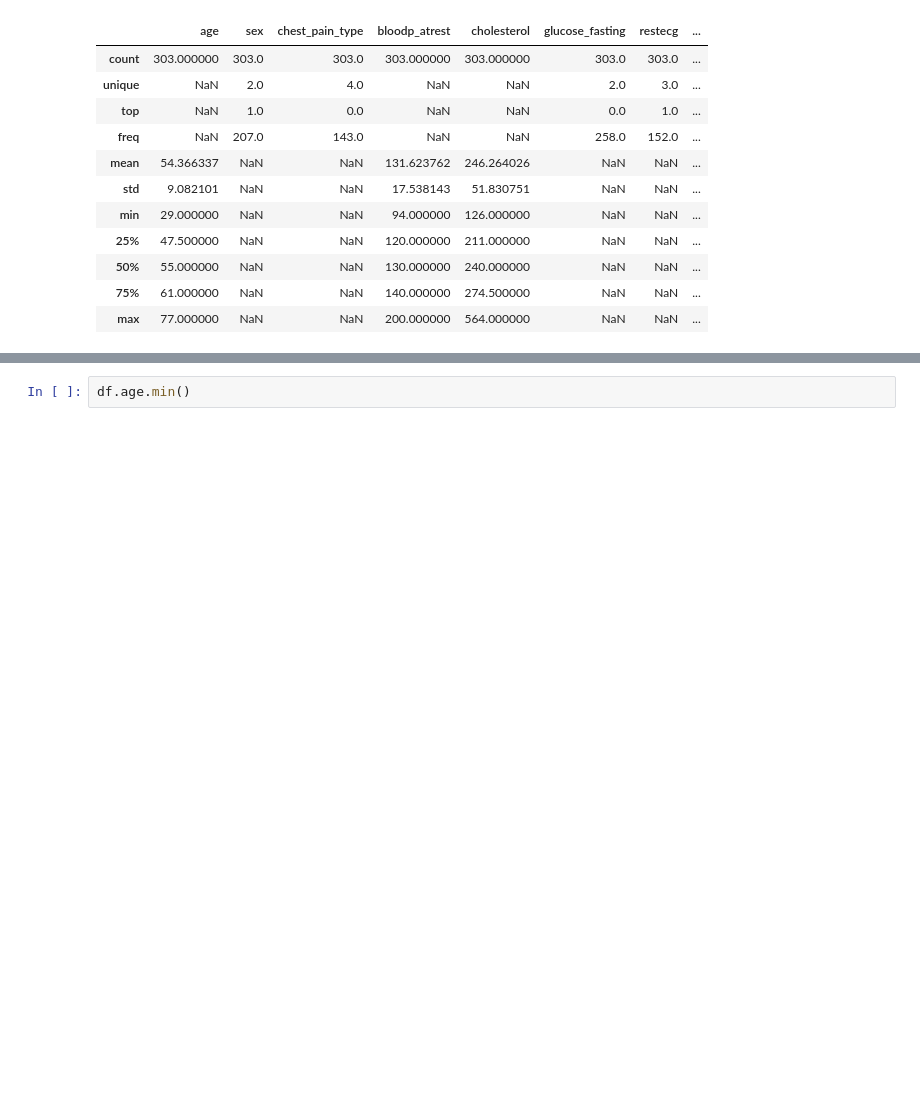
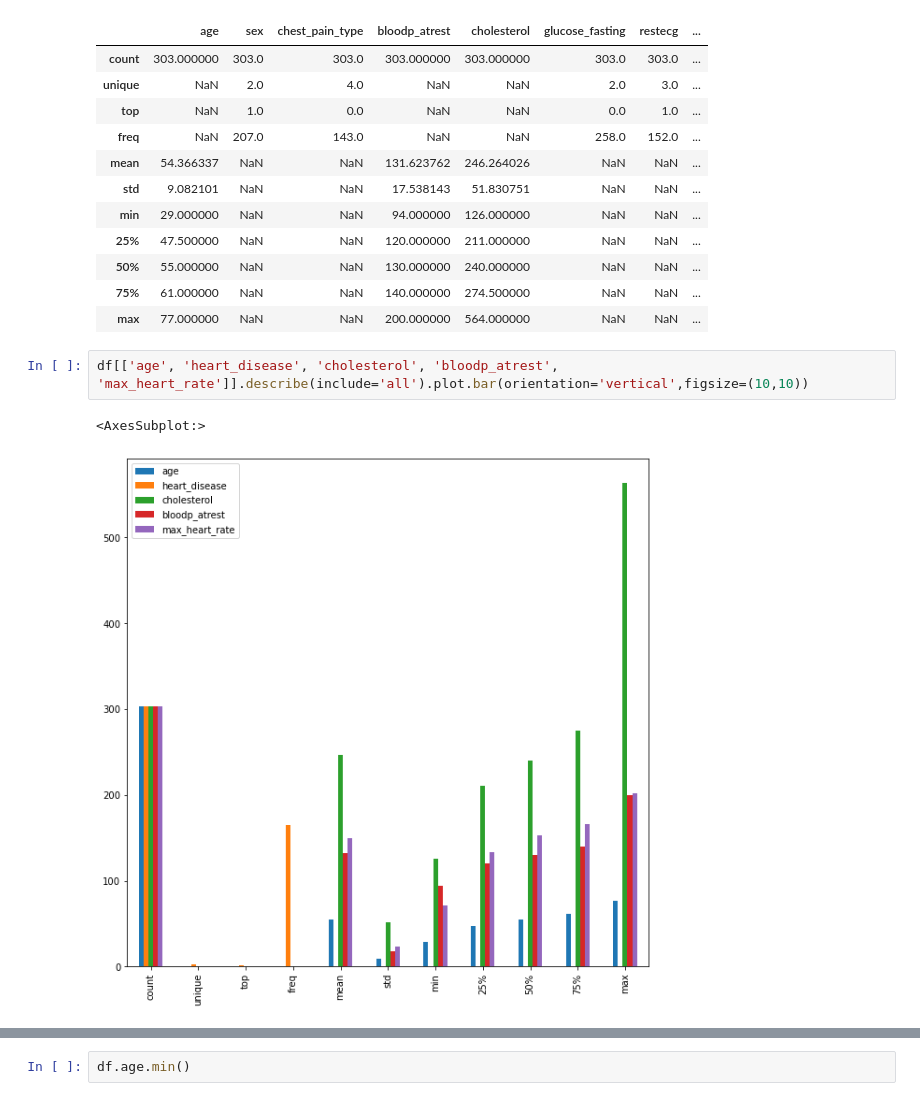
Before and after one commit to yassinzeraoulia97/esercizi, a Jupyter notebook: esercizi.ipynb, the cells around one changed output, grey strips where cells are left out. Drawn from its saved outputs; the diff is of its cells as text; blank space fills up the shorter version.

```diff
--- a/esercizi.ipynb
+++ b/esercizi.ipynb
@@ -111,5 +111,10 @@ df.describe(include='all')
 | 50% | 55.000000 | NaN | NaN | 130.000000 | 240.000000 | NaN | NaN | ... |
 | 75% | 61.000000 | NaN | NaN | 140.000000 | 274.500000 | NaN | NaN | ... |
 | max | 77.000000 | NaN | NaN | 200.000000 | 564.000000 | NaN | NaN | ... |
+# %%
+df[['age', 'heart_disease', 'cholesterol', 'bloodp_atrest', 'max_heart_rate']].describe(include='all').plot.bar(orientation='vertical',figsize=(10,10))
+# %% [output]
+<AxesSubplot:>
+[figure, added]
 # %%
 df.sex.value_counts(normalize=True)
```
Also changed, not shown: parts of 1 cell of this notebook.
